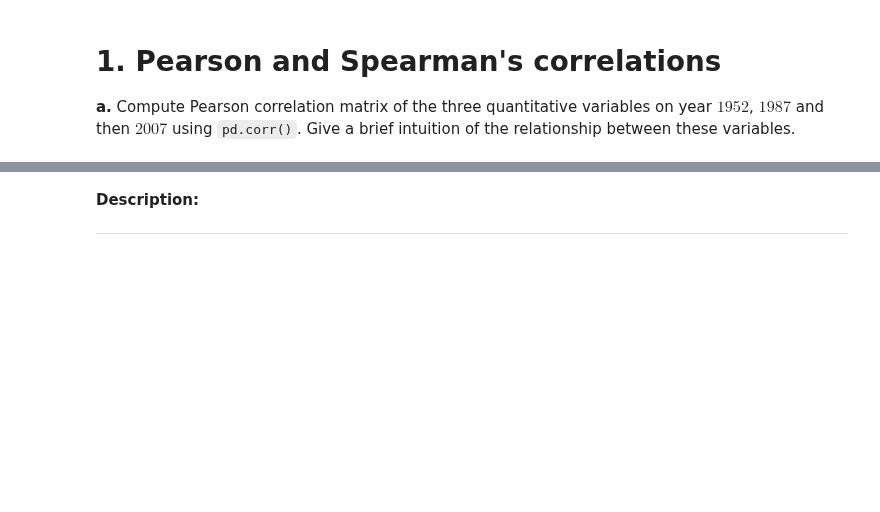
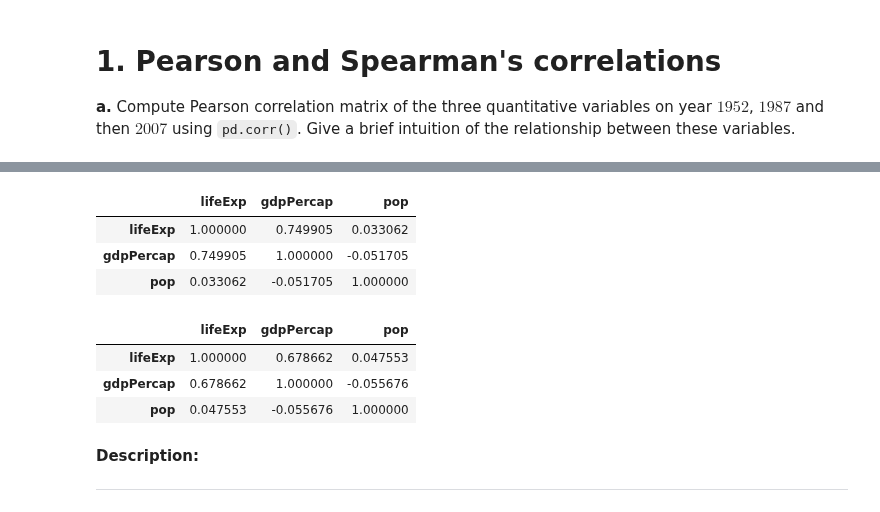
Before and after one commit to hassothea/I5_EDA_ITC, a Jupyter notebook: TPs/TP2_Bivariate_Analysis.ipynb, the cells around one changed output, grey strips where cells are left out. Drawn from its saved outputs; the diff is of its cells as text; code cells hidden in the pictures; blank space fills up the shorter version.

```diff
--- a/TPs/TP2_Bivariate_Analysis.ipynb
+++ b/TPs/TP2_Bivariate_Analysis.ipynb
@@ -38,3 +48,17 @@ gapminder.head()
+# %%
+data1987[quan_vars].corr().style.background_gradient(cmap='hot')
+# %% [output]
+|  | lifeExp | gdpPercap | pop |
+| lifeExp | 1.000000 | 0.749905 | 0.033062 |
+| gdpPercap | 0.749905 | 1.000000 | -0.051705 |
+| pop | 0.033062 | -0.051705 | 1.000000 |
+# %%
+data2007[quan_vars].corr().style.background_gradient(cmap='hot')
+# %% [output]
+|  | lifeExp | gdpPercap | pop |
+| lifeExp | 1.000000 | 0.678662 | 0.047553 |
+| gdpPercap | 0.678662 | 1.000000 | -0.055676 |
+| pop | 0.047553 | -0.055676 | 1.000000 |
 # %% [markdown]
 **Description:**
 
```
Also changed, not shown: parts of 14 cells of this notebook, 8 other files.
